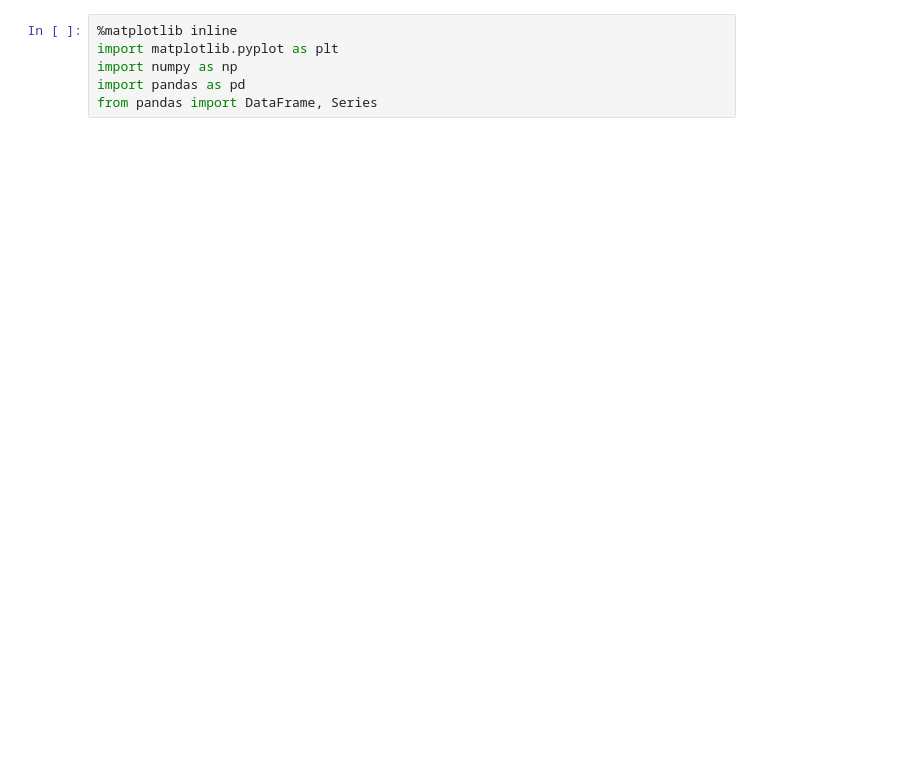
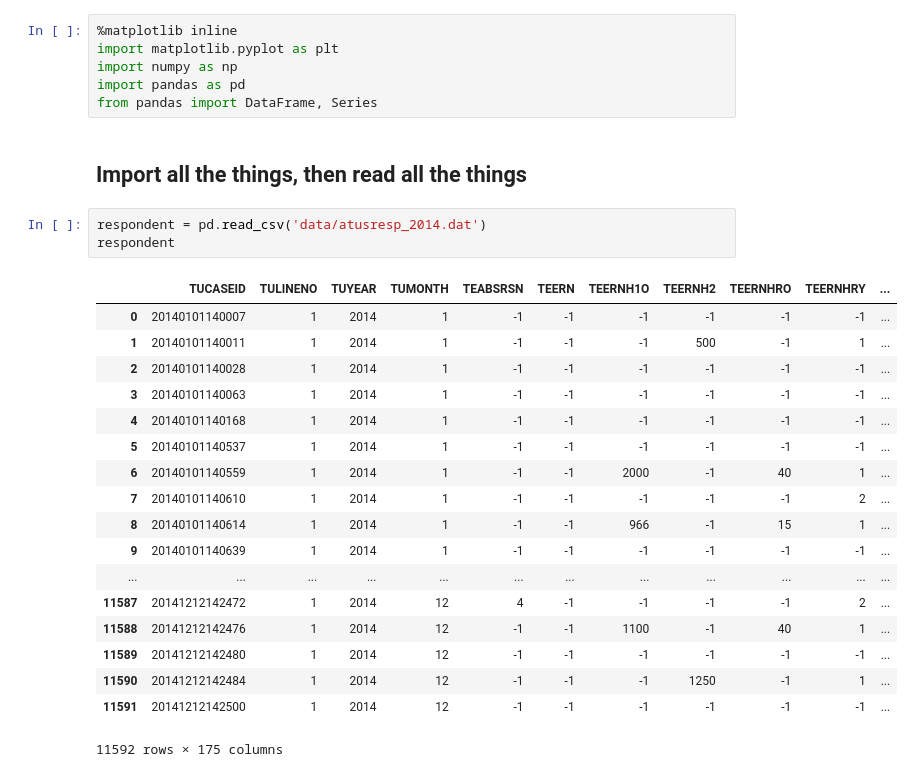
Before and after one commit to CameronBoudreau/atus-analysis, a Jupyter notebook: Scratch.ipynb, the cells around one changed output. Cells and saved outputs as stored; diff of their text form; blank space fills up the shorter version.

```diff
--- a/Scratch.ipynb
+++ b/Scratch.ipynb
@@ -4,3 +4,27 @@ import matplotlib.pyplot as plt
 import numpy as np
 import pandas as pd
 from pandas import DataFrame, Series
+# %% [markdown]
+## Import all the things, then read all the things
+# %%
+respondent = pd.read_csv('data/atusresp_2014.dat')
+respondent
+# %% [output]
+|  | TUCASEID | TULINENO | TUYEAR | TUMONTH | TEABSRSN | TEERN | TEERNH1O | TEERNH2 | TEERNHRO | TEERNHRY | ... |
+| 0 | 20140101140007 | 1 | 2014 | 1 | -1 | -1 | -1 | -1 | -1 | -1 | ... |
+| 1 | 20140101140011 | 1 | 2014 | 1 | -1 | -1 | -1 | 500 | -1 | 1 | ... |
+| 2 | 20140101140028 | 1 | 2014 | 1 | -1 | -1 | -1 | -1 | -1 | -1 | ... |
+| 3 | 20140101140063 | 1 | 2014 | 1 | -1 | -1 | -1 | -1 | -1 | -1 | ... |
+| 4 | 20140101140168 | 1 | 2014 | 1 | -1 | -1 | -1 | -1 | -1 | -1 | ... |
+| 5 | 20140101140537 | 1 | 2014 | 1 | -1 | -1 | -1 | -1 | -1 | -1 | ... |
+| 6 | 20140101140559 | 1 | 2014 | 1 | -1 | -1 | 2000 | -1 | 40 | 1 | ... |
+| 7 | 20140101140610 | 1 | 2014 | 1 | -1 | -1 | -1 | -1 | -1 | 2 | ... |
+| 8 | 20140101140614 | 1 | 2014 | 1 | -1 | -1 | 966 | -1 | 15 | 1 | ... |
+| 9 | 20140101140639 | 1 | 2014 | 1 | -1 | -1 | -1 | -1 | -1 | -1 | ... |
+| ... | ... | ... | ... | ... | ... | ... | ... | ... | ... | ... | ... |
+| 11587 | 20141212142472 | 1 | 2014 | 12 | 4 | -1 | -1 | -1 | -1 | 2 | ... |
+| 11588 | 20141212142476 | 1 | 2014 | 12 | -1 | -1 | 1100 | -1 | 40 | 1 | ... |
+| 11589 | 20141212142480 | 1 | 2014 | 12 | -1 | -1 | -1 | -1 | -1 | -1 | ... |
+| 11590 | 20141212142484 | 1 | 2014 | 12 | -1 | -1 | -1 | 1250 | -1 | 1 | ... |
+| 11591 | 20141212142500 | 1 | 2014 | 12 | -1 | -1 | -1 | -1 | -1 | -1 | ... |
+11592 rows × 175 columns
```
Also changed, not shown: parts of 13 cells of this notebook.
